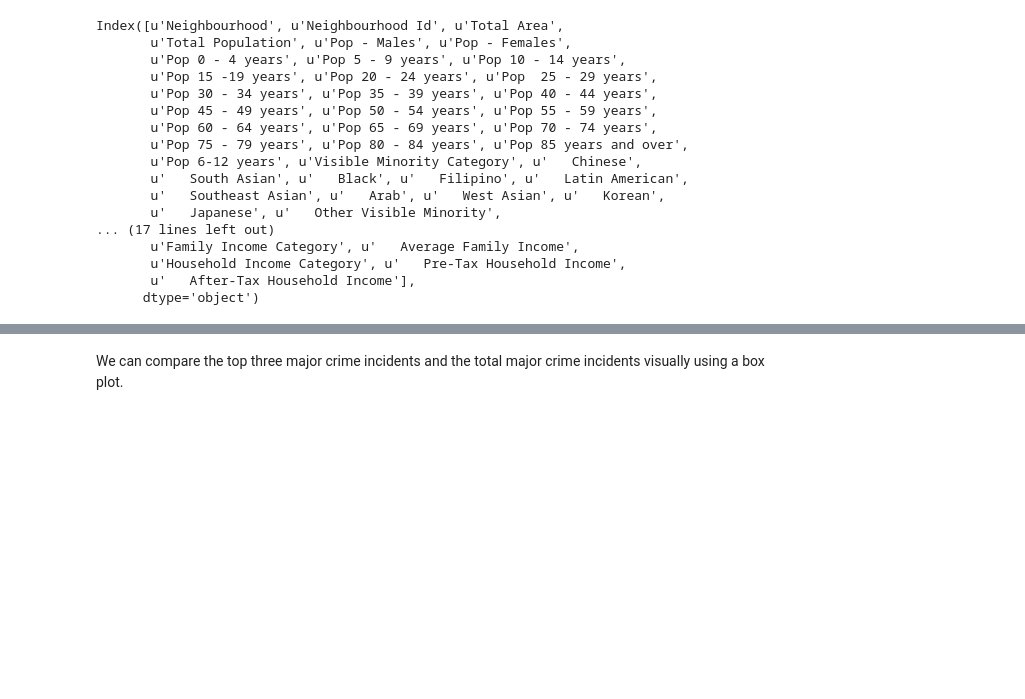
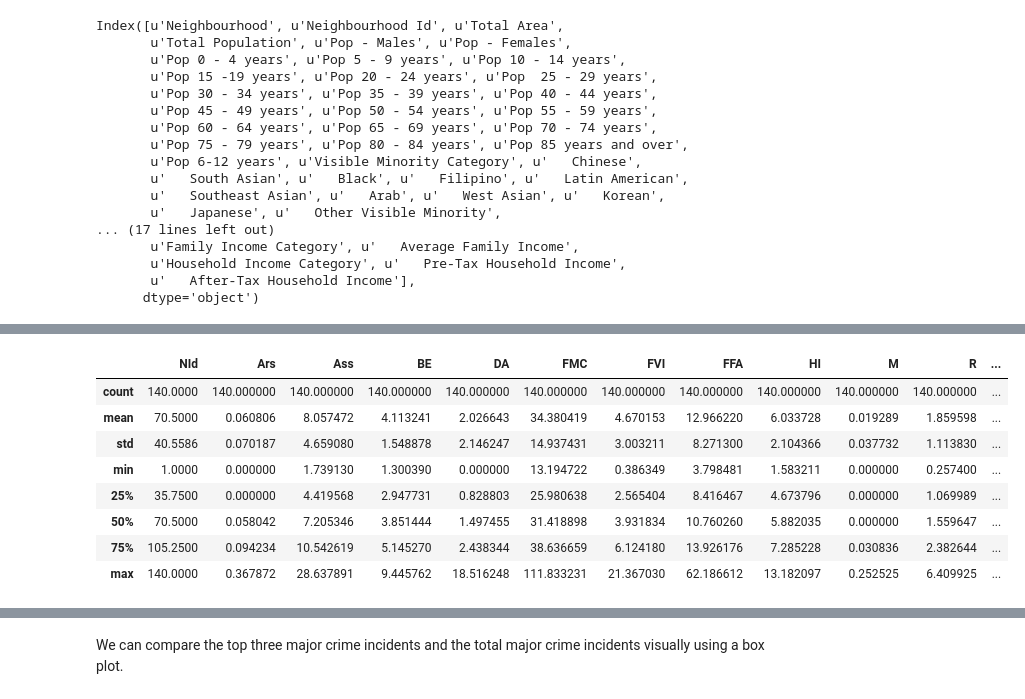
Before and after one commit to nvempala/Toronto-Crime, a Jupyter notebook: Neighbourhood_Crime.ipynb, the cells around one changed output, grey strips where cells are left out. Cells and saved outputs as stored; diff of their text form; code cells hidden in the pictures; blank space fills up the shorter version.

```diff
--- a/Neighbourhood_Crime.ipynb
+++ b/Neighbourhood_Crime.ipynb
@@ -113,0 +136,8 @@ Index([u'Neighbourhood', u'Neighbourhood Id', u'Ambulance Calls',
+# %%
+# Rename columns of 2011 crime dataframe
+c.rename(columns={'Neighbourhood':'N','Neighbourhood Id':'NId','Arsons':'Ars','Assaults':'Ass',
+       'Break & Enters':'BE','Drug Arrests':'DA','Fire Medical Calls':'FMC',
+       'Fire Vehicle Incidents':'FVI','Fires & Fire Alarms':'FFA',
+       'Hazardous Incidents':'HI','Murders':'M','Robberies':'R','Sexual Assaults':'SA',
+       'Thefts':'T','Total Major Crime Incidents':'TMCI','Vehicle Thefts':'VT'}, inplace=True)
+c.tail()
@@ -206,0 +227,3 @@ When we look at the means, we notice that murders and thefts occur lesser than t
+# %%
+d.rename(columns={'Neighbourhood':'N','Neighbourhood Id':'NId','Total Population':'TPop'},inplace=True)
+d2.rename(columns={'Neighbourhood':'N','Neighbourhood Id':'NId','Total Population':'TPop2'},inplace=True)
@@ -206,0 +232,6 @@ When we look at the means, we notice that murders and thefts occur lesser than t
+# %%
+c_norm = c
+c2_norm = c2
+# Divide all the crime data columns by the total neighbourhood population and multiply by 1000
+c_norm.iloc[:,2:] = c.iloc[:,2:].div(d['TPop'], axis=0) * 1000
+c2_norm.iloc[:,2:] = c2.iloc[:,2:].div(d2['TPop2'], axis=0) * 1000
@@ -206,0 +256,13 @@ When we look at the means, we notice that murders and thefts occur lesser than t
+# %%
+# Get some overall statistics for 2011
+c_norm.describe()
+# %% [output]
+|  | NId | Ars | Ass | BE | DA | FMC | FVI | FFA | HI | M | R | ... |
+| count | 140.0000 | 140.000000 | 140.000000 | 140.000000 | 140.000000 | 140.000000 | 140.000000 | 140.000000 | 140.000000 | 140.000000 | 140.000000 | ... |
+| mean | 70.5000 | 0.060806 | 8.057472 | 4.113241 | 2.026643 | 34.380419 | 4.670153 | 12.966220 | 6.033728 | 0.019289 | 1.859598 | ... |
+| std | 40.5586 | 0.070187 | 4.659080 | 1.548878 | 2.146247 | 14.937431 | 3.003211 | 8.271300 | 2.104366 | 0.037732 | 1.113830 | ... |
+| min | 1.0000 | 0.000000 | 1.739130 | 1.300390 | 0.000000 | 13.194722 | 0.386349 | 3.798481 | 1.583211 | 0.000000 | 0.257400 | ... |
+| 25% | 35.7500 | 0.000000 | 4.419568 | 2.947731 | 0.828803 | 25.980638 | 2.565404 | 8.416467 | 4.673796 | 0.000000 | 1.069989 | ... |
+| 50% | 70.5000 | 0.058042 | 7.205346 | 3.851444 | 1.497455 | 31.418898 | 3.931834 | 10.760260 | 5.882035 | 0.000000 | 1.559647 | ... |
+| 75% | 105.2500 | 0.094234 | 10.542619 | 5.145270 | 2.438344 | 38.636659 | 6.124180 | 13.926176 | 7.285228 | 0.030836 | 2.382644 | ... |
+| max | 140.0000 | 0.367872 | 28.637891 | 9.445762 | 18.516248 | 111.833231 | 21.367030 | 62.186612 | 13.182097 | 0.252525 | 6.409925 | ... |
```
Also changed, not shown: parts of 50 cells of this notebook.
